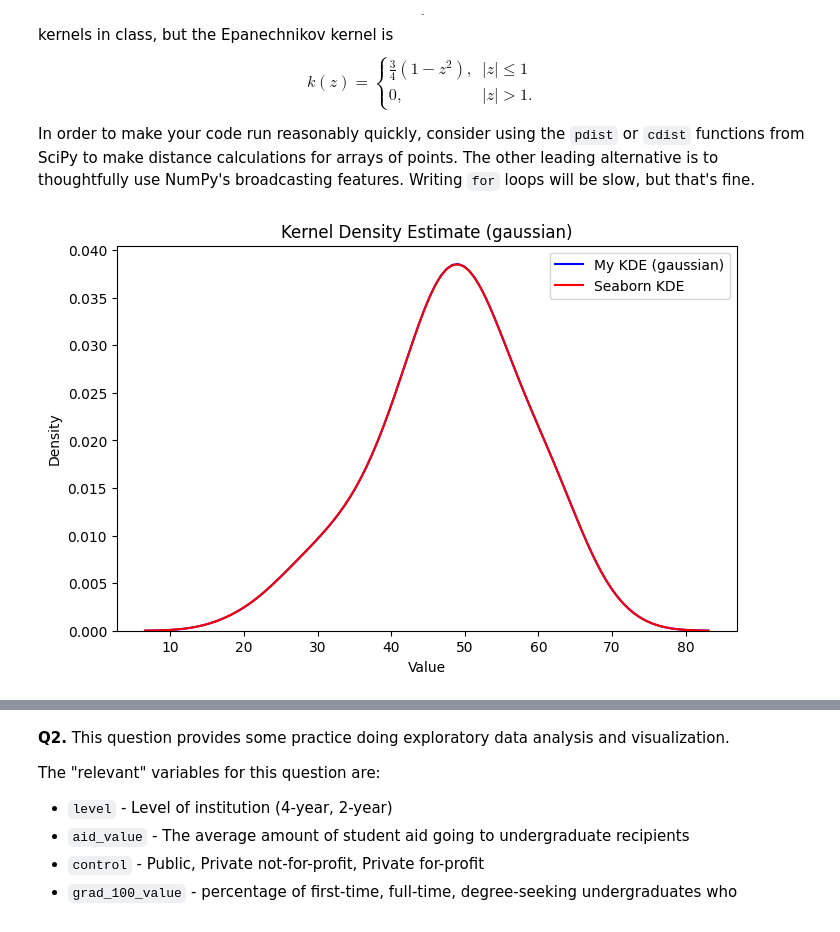
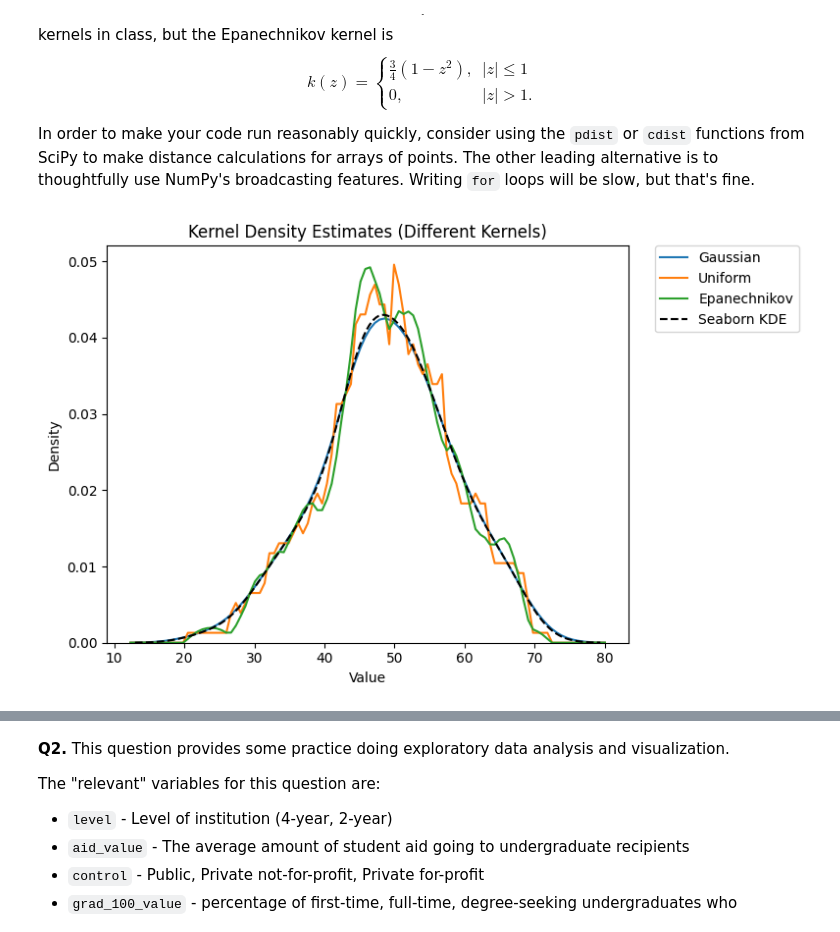
Before and after one commit to bburt26/visualization_assignment, a Jupyter notebook: assignment.ipynb, the cells around one changed output, grey strips where cells are left out. Drawn from its saved outputs; the diff is of its cells as text; code cells hidden in the pictures.

```diff
--- a/assignment.ipynb
+++ b/assignment.ipynb
@@ -49,75 +49,52 @@ from scipy.spatial.distance import cdist
 # %%
 # Question 1
 
 #Loaded in data and assigned to object "pretrial"
 pretrial = pd.read_csv('pretrial_data.csv')
 
-pretrial = pd.Series(np.random.normal(loc=50, scale=10, size=100))
+def my_kde(data, bandwidth=None, grid_points=100):
+    """
+    Simple KDE function with Gaussian, Uniform, Epanechnikov kernels.
+    """
+    data = np.asarray(data).reshape(-1, 1)
+    n = len(data)
 
-def my_kde(data, kernel='gaussian', bandwidth=None, grid_points=100):
-    """
-    Create a kernel density estimate from scratch.
-
-    Parameters:
-    - data: Pandas Series or NumPy array of numeric values
-    - kernel: 'gaussian', 'uniform', or 'epanechnikov'
-    - bandwidth: numeric value for bandwidth. If None, use Silverman's rule
-    - grid_points: number of points to evaluate the density on
-
-    Returns:
-    - xs: points on the x-axis
-    - density: estimated density at each point
-    """
-
-    # Makes data a numpy array
-    data = np.asarray(data).reshape(-1, 1)
-    n = data.shape[0]
-
-    # Silverman's bandwith if user doesn't specificy a separate bandwith
+    # Silverman's rule if user doesn't specify otherwise
     if bandwidth is None:
         std = np.std(data, ddof=1)
         bandwidth = 1.06 * std * n ** (-1/5)
 
-    # Create evaluation grid, utilized AI for assistance
+    # Grid for evaluation
     xs = np.linspace(data.min() - 3*bandwidth, data.max() + 3*bandwidth, grid_points).reshape(-1, 1)
+    distances = (xs - data.T) / bandwidth  # broadcasting
 
-    # Compute pairwise distances between grid points and data points
-    # shape: (grid_points, n)
-    distances = (xs - data.T) / bandwidth
+    # Kernels
+    kernels = {
+        "Gaussian": 1/np.sqrt(2*np.pi) * np.exp(-0.5 * distances**2),
+        "Uniform": 0.5 * (np.abs(distances) <= 1),
+        "Epanechnikov": 0.75 * (1 - distances**2) * (np.abs(distances) <= 1)
+    }
 
-    # kernel
-    if kernel == 'gaussian':
-        # Gaussian
-        K = 1/np.sqrt(2*np.pi) * np.exp(-0.5 * distances**2)
-    elif kernel == 'uniform':
-        # Uniform
-        K = 0.5 * (np.abs(distances) <= 1)
-    elif kernel == 'epanechnikov':
-        # Epanechnikov
-        K = 0.75 * (1 - distances**2) * (np.abs(distances) <= 1)
-    else:
-        raise ValueError("Kernel must be 'gaussian', 'uniform', or 'epanechnikov'")
+    # Plot
+    plt.figure(figsize=(8, 5))
+    for name, K in kernels.items():
+        density = K.mean(axis=1) / bandwidth
+        plt.plot(xs, density, label=name)
 
-    # Estimate density: average of kernel contributions divided by bandwidth
-    density = K.mean(axis=1) / bandwidth
+    # Seaborn comparison
+    sns.kdeplot(data.flatten(), label="Seaborn KDE", color="black", linestyle="--")
 
-    # Plot density
-    plt.figure(figsize=(8, 5))
-    plt.plot(xs, density, label=f'My KDE ({kernel})', color='blue')
-
-    # Compare with seaborn's kdeplot
-    sns.kdeplot(data.flatten(), bw_method=bandwidth / data.std(), label='Seaborn KDE', color='red')
-
-    plt.title(f'Kernel Density Estimate ({kernel})')
-    plt.xlabel('Value')
-    plt.ylabel('Density')
-    plt.legend()
+    plt.title("Kernel Density Estimates (Different Kernels)")
+    plt.xlabel("Value")
+    plt.ylabel("Density")
+    plt.legend(bbox_to_anchor=(1.05, 1), loc="upper left", borderaxespad=0.)
+    plt.tight_layout()
     plt.show()
 
-    return xs.flatten(), density
+# Example usage with 'pretrial' dataset
+np.random.seed(42)
+pretrial = pd.Series(np.random.normal(loc=50, scale=10, size=100))
 
-my_kde(pretrial, kernel='gaussian')
-my_kde(pretrial, kernel='uniform')
-my_kde(pretrial, kernel='epanechnikov')
+my_kde(pretrial)
 # %% [output]
-[figure, old version]
+[figure, new version]
```
Also changed, not shown: parts of 2 cells of this notebook.
